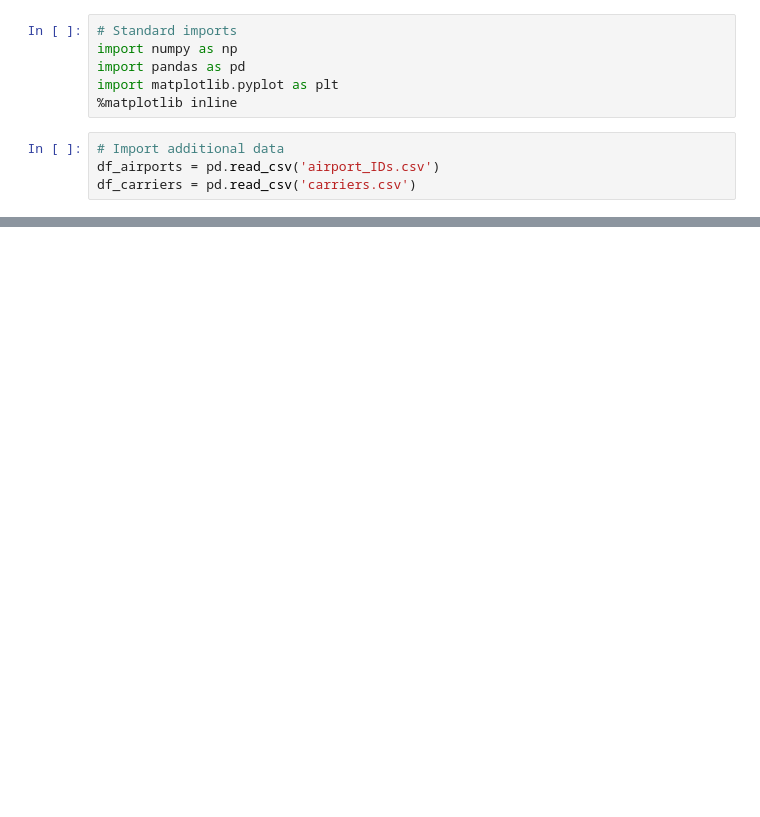
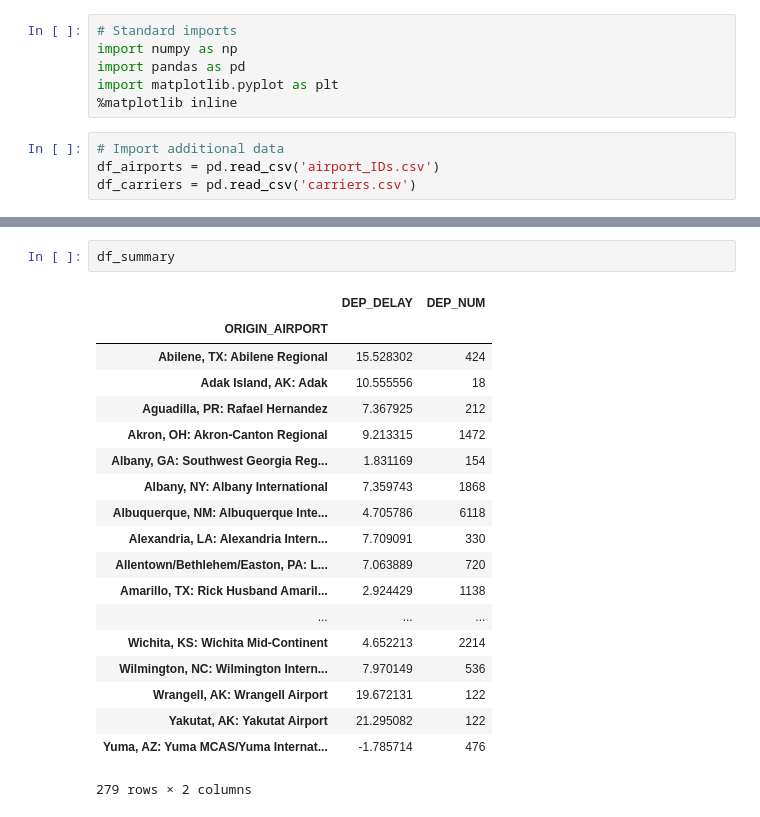
Before and after one commit to dinob0t/on_time, a Jupyter notebook: air_travel.ipynb, the cells around one changed output, grey strips where cells are left out. Drawn from its saved outputs; the diff is of its cells as text; blank space fills up the shorter version.

```diff
--- a/air_travel.ipynb
+++ b/air_travel.ipynb
@@ -46,0 +50,22 @@ df.rename(columns={'Description': 'DEST_AIRPORT'}, inplace=True)
+# %%
+df_summary
+# %% [output]
+|  | DEP_DELAY | DEP_NUM |
+| ORIGIN_AIRPORT |  |  |
+| Abilene, TX: Abilene Regional | 15.528302 | 424 |
+| Adak Island, AK: Adak | 10.555556 | 18 |
+| Aguadilla, PR: Rafael Hernandez | 7.367925 | 212 |
+| Akron, OH: Akron-Canton Regional | 9.213315 | 1472 |
+| Albany, GA: Southwest Georgia Reg... | 1.831169 | 154 |
+| Albany, NY: Albany International | 7.359743 | 1868 |
+| Albuquerque, NM: Albuquerque Inte... | 4.705786 | 6118 |
+| Alexandria, LA: Alexandria Intern... | 7.709091 | 330 |
+| Allentown/Bethlehem/Easton, PA: L... | 7.063889 | 720 |
+| Amarillo, TX: Rick Husband Amaril... | 2.924429 | 1138 |
+| ... | ... | ... |
+| Wichita, KS: Wichita Mid-Continent | 4.652213 | 2214 |
+| Wilmington, NC: Wilmington Intern... | 7.970149 | 536 |
+| Wrangell, AK: Wrangell Airport | 19.672131 | 122 |
+| Yakutat, AK: Yakutat Airport | 21.295082 | 122 |
+| Yuma, AZ: Yuma MCAS/Yuma Internat... | -1.785714 | 476 |
+279 rows × 2 columns
```
Also changed, not shown: parts of 19 cells of this notebook.
